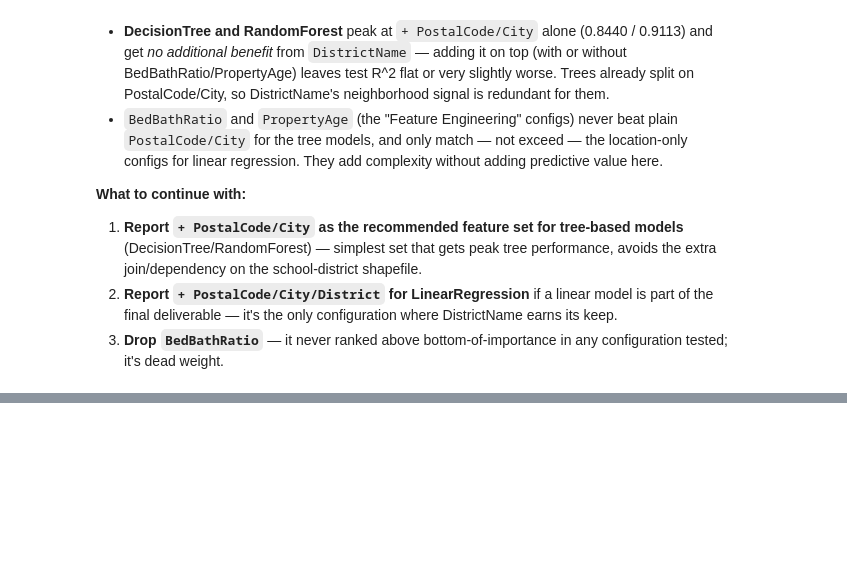
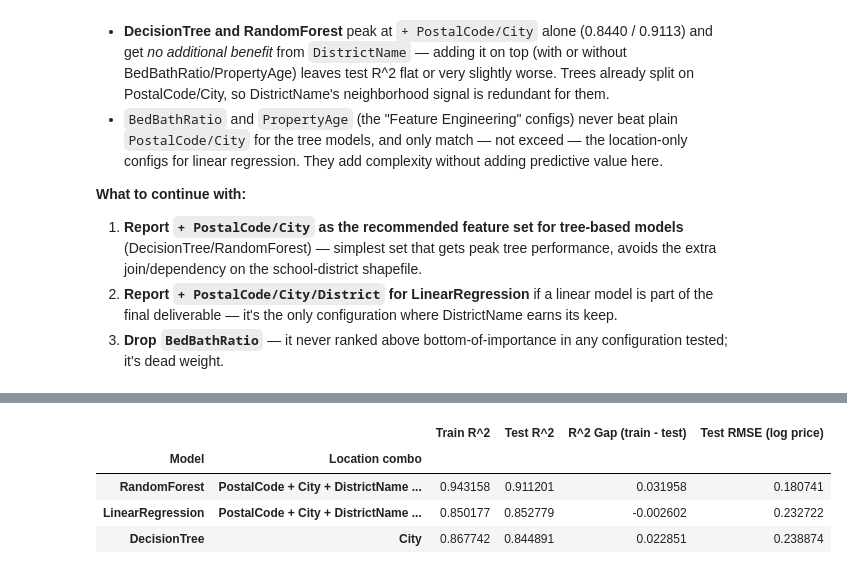
Before and after one commit to matthewviray/idx-exchange-project, a Jupyter notebook: notebooks/04_model_comparison.ipynb, the cells around one changed output, grey strips where cells are left out. Cells and saved outputs as stored; diff of their text form; code cells hidden in the pictures; blank space fills up the shorter version.

```diff
--- a/notebooks/04_model_comparison.ipynb
+++ b/notebooks/04_model_comparison.ipynb
@@ -829,0 +941,10 @@ final_comparison_table.round(4)
+# %%
+# Best location combo per model, ranked by Test R^2
+best_per_model = sweep_table.groupby(level='Model')['Test R^2'].idxmax()
+sweep_table.loc[best_per_model.values].sort_values('Test R^2', ascending=False)
+# %% [output]
+|  |  | Train R^2 | Test R^2 | R^2 Gap (train - test) | Test RMSE (log price) |
+| Model | Location combo |  |  |  |  |
+| RandomForest | PostalCode + City + DistrictName ... | 0.943158 | 0.911201 | 0.031958 | 0.180741 |
+| LinearRegression | PostalCode + City + DistrictName ... | 0.850177 | 0.852779 | -0.002602 | 0.232722 |
+| DecisionTree | City | 0.867742 | 0.844891 | 0.022851 | 0.238874 |
```
Also changed, not shown: parts of 11 cells of this notebook, 1 other file.
